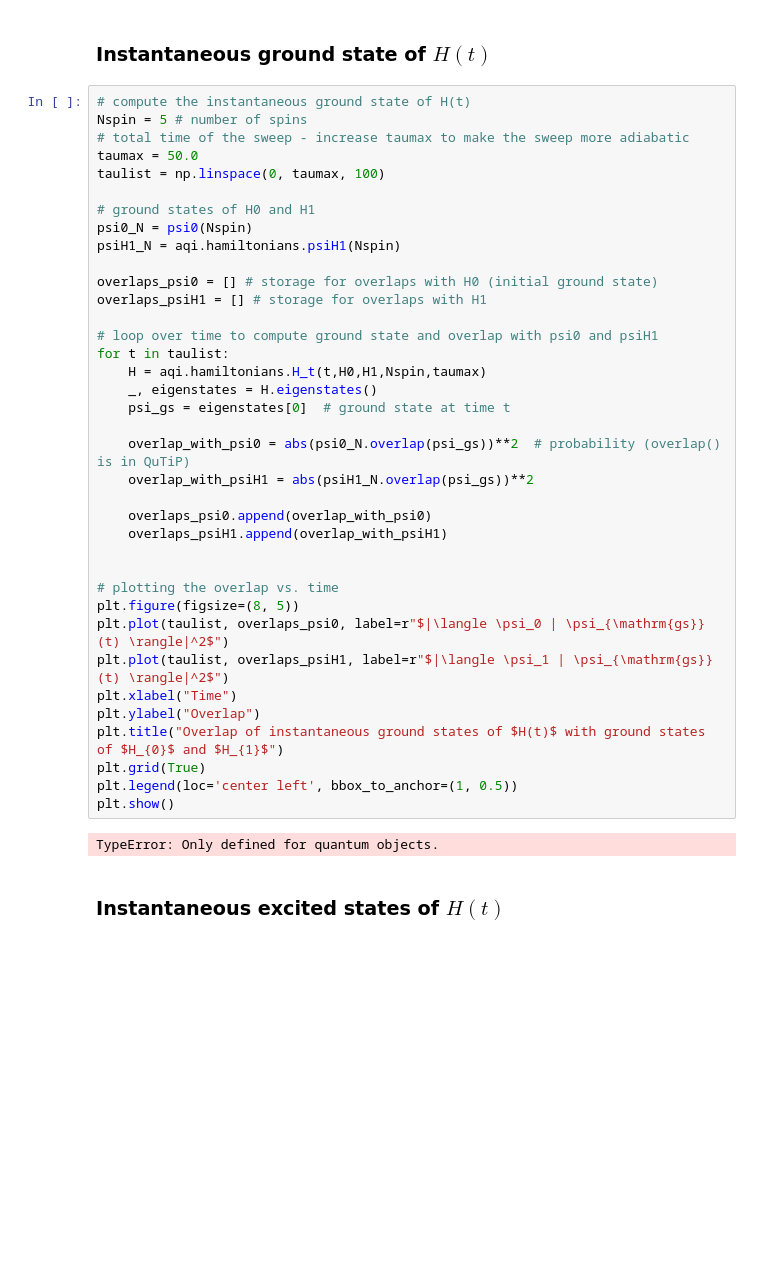
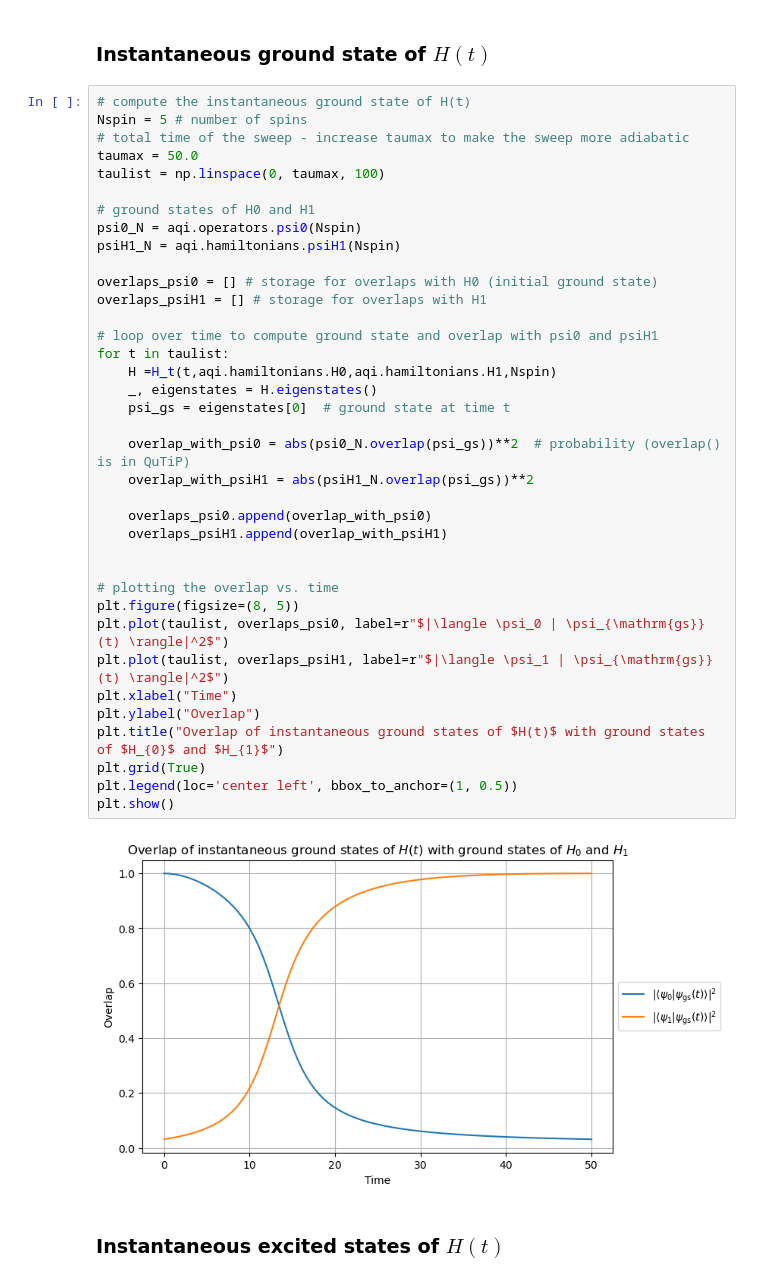
Before and after one commit to Abiyzelalem27/DeutschJozsaNoise, a Jupyter notebook: Solutions/solution_problem5.ipynb, the cells around one changed output. Cells and saved outputs as stored; diff of their text form; blank space fills up the shorter version.

```diff
--- a/Solutions/solution_problem5.ipynb
+++ b/Solutions/solution_problem5.ipynb
@@ -110,37 +108,37 @@ taumax = 50.0
 taulist = np.linspace(0, taumax, 100)
 
 # ground states of H0 and H1
-psi0_N = psi0(Nspin)
+psi0_N = aqi.operators.psi0(Nspin)
 psiH1_N = aqi.hamiltonians.psiH1(Nspin)
 
 overlaps_psi0 = [] # storage for overlaps with H0 (initial ground state)
 overlaps_psiH1 = [] # storage for overlaps with H1
 
 # loop over time to compute ground state and overlap with psi0 and psiH1
 for t in taulist:
-    H = aqi.hamiltonians.H_t(t,H0,H1,Nspin,taumax)
+    H =H_t(t,aqi.hamiltonians.H0,aqi.hamiltonians.H1,Nspin)
     _, eigenstates = H.eigenstates()
     psi_gs = eigenstates[0]  # ground state at time t
 
     overlap_with_psi0 = abs(psi0_N.overlap(psi_gs))**2  # probability (overlap() is in QuTiP)
     overlap_with_psiH1 = abs(psiH1_N.overlap(psi_gs))**2
 
     overlaps_psi0.append(overlap_with_psi0)
     overlaps_psiH1.append(overlap_with_psiH1)
 
 
 # plotting the overlap vs. time
 plt.figure(figsize=(8, 5))
 plt.plot(taulist, overlaps_psi0, label=r"$|\langle \psi_0 | \psi_{\mathrm{gs}}(t) \rangle|^2$")
 plt.plot(taulist, overlaps_psiH1, label=r"$|\langle \psi_1 | \psi_{\mathrm{gs}}(t) \rangle|^2$")
 plt.xlabel("Time")
 plt.ylabel("Overlap")
 plt.title("Overlap of instantaneous ground states of $H(t)$ with ground states of $H_{0}$ and $H_{1}$")
 plt.grid(True)
 plt.legend(loc='center left', bbox_to_anchor=(1, 0.5))
 plt.show()
 # %% [output]
-TypeError: Only defined for quantum objects.
+[figure, added]
 # %% [markdown]
 ### Instantaneous excited states of $H(t)$
 # %%
```
Also changed, not shown: parts of 14 cells of this notebook, 6 other files.
